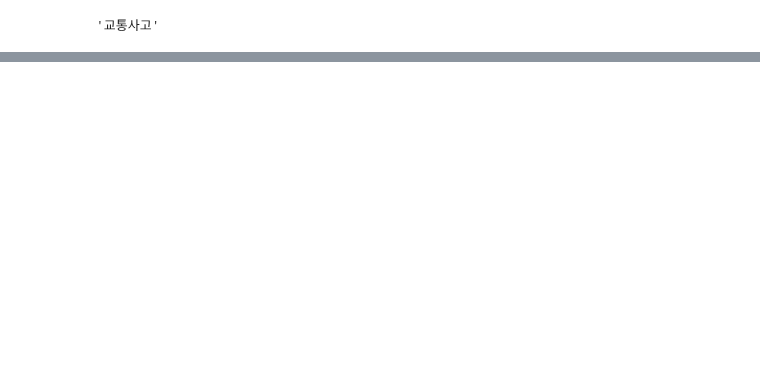
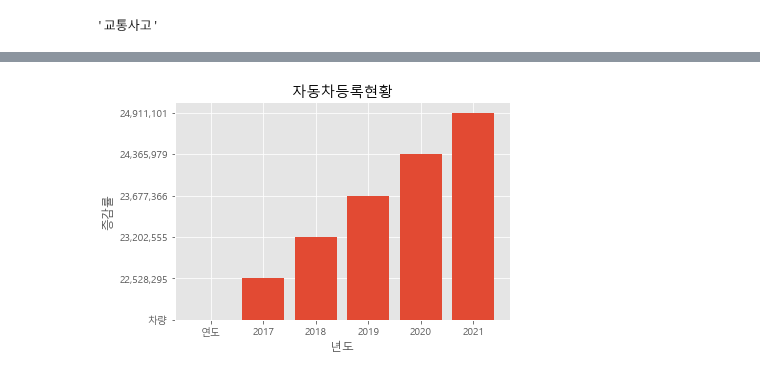
Before and after one commit to HoJin1014/KNU-BIGDATA-study, a Jupyter notebook: livingrab/ex_accident.ipynb, the cells around one changed output, grey strips where cells are left out. Saved outputs shown, nothing was run; the diff lists cells and outputs as text; code cells hidden in the pictures; blank space fills up the shorter version.

```diff
--- a/livingrab/ex_accident.ipynb
+++ b/livingrab/ex_accident.ipynb
@@ -208,0 +269,11 @@ Name: 2018, dtype: object
+# %%
+# https://blog-han.tistory.com/44
+
+plt.title('자동차등록현황')
+plt.xlabel('년도')
+plt.ylabel('증감률')
+# plt.plot(df_x, df_y)
+plt.bar(df_x, df_y)
+plt.show()
+# %% [output]
+[figure, added]
```
Also changed, not shown: parts of 25 cells of this notebook.
